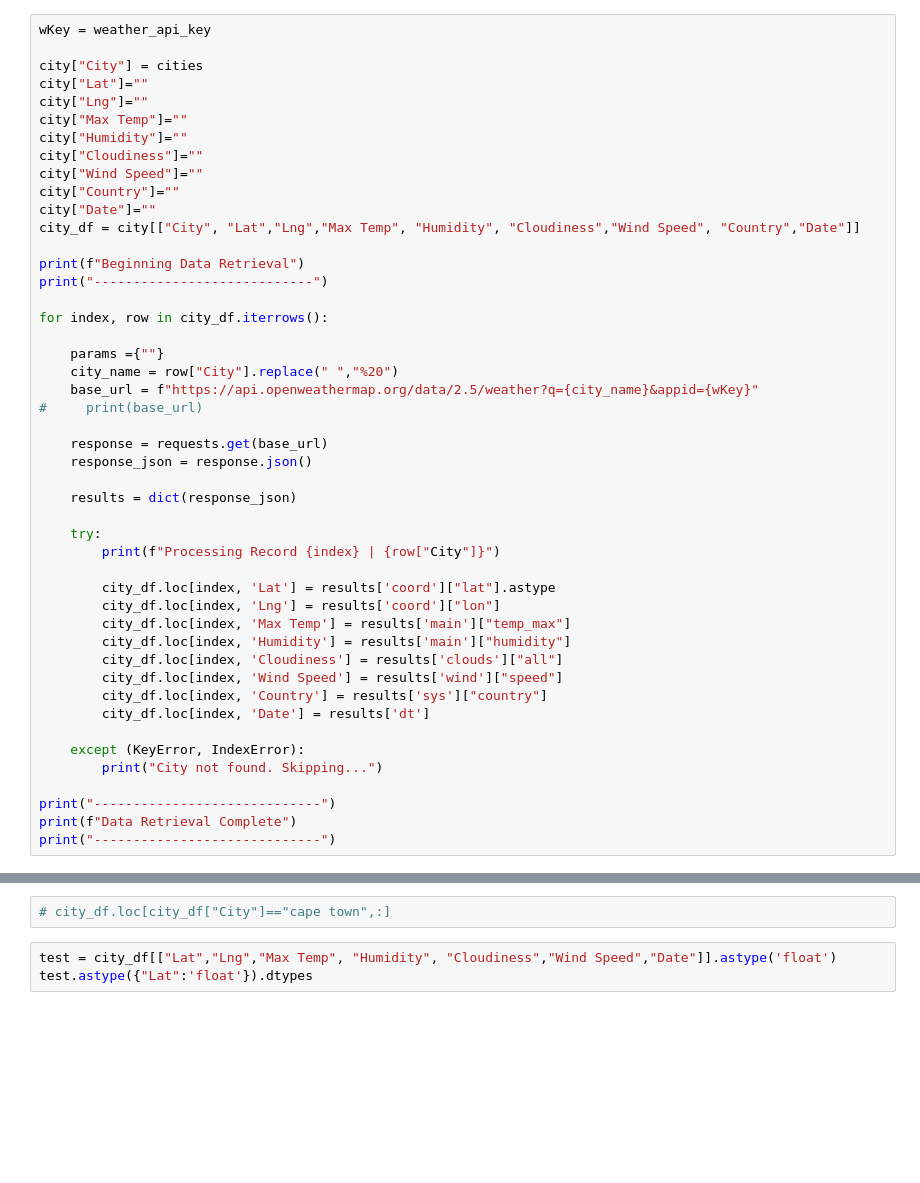
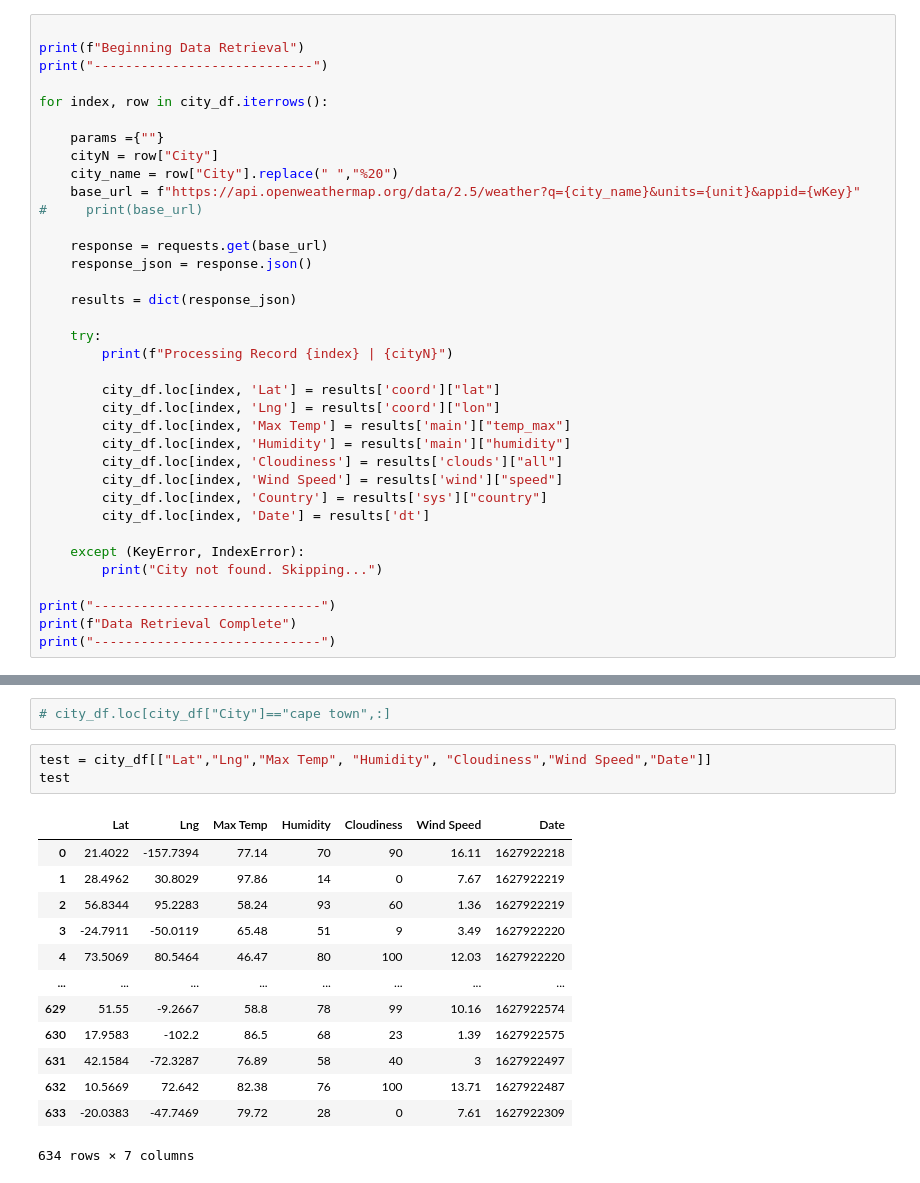
Before and after one commit to WayneJ2/python-api-challenge, a Jupyter notebook: WeatherPy/WeatherPyCode.ipynb, the cells around one changed output, grey strips where cells are left out. Drawn from its saved outputs; the diff is of its cells as text; blank space fills up the shorter version.

```diff
--- a/WeatherPy/WeatherPyCode.ipynb
+++ b/WeatherPy/WeatherPyCode.ipynb
@@ -49,16 +116,4 @@ cities
 # %%
-wKey = weather_api_key
-
-city["City"] = cities
-city["Lat"]=""
-city["Lng"]=""
-city["Max Temp"]=""
-city["Humidity"]=""
-city["Cloudiness"]=""
-city["Wind Speed"]=""
-city["Country"]=""
-city["Date"]=""
-city_df = city[["City", "Lat","Lng","Max Temp", "Humidity", "Cloudiness","Wind Speed", "Country","Date"]]
 
 print(f"Beginning Data Retrieval")
 print("----------------------------")
@@ -66,8 +121,9 @@ print("----------------------------")
 for index, row in city_df.iterrows():
 
     params ={""}
+    cityN = row["City"]
     city_name = row["City"].replace(" ","%20")
-    base_url = f"https://api.openweathermap.org/data/2.5/weather?q={city_name}&appid={wKey}"
+    base_url = f"https://api.openweathermap.org/data/2.5/weather?q={city_name}&units={unit}&appid={wKey}"
 #     print(base_url)
 
     response = requests.get(base_url)
@@ -76,9 +132,9 @@ for index, row in city_df.iterrows():
     results = dict(response_json)
 
     try:
-        print(f"Processing Record {index} | {row["City"]}")
+        print(f"Processing Record {index} | {cityN}")
 
-        city_df.loc[index, 'Lat'] = results['coord']["lat"].astype
+        city_df.loc[index, 'Lat'] = results['coord']["lat"]
         city_df.loc[index, 'Lng'] = results['coord']["lon"]
         city_df.loc[index, 'Max Temp'] = results['main']["temp_max"]
         city_df.loc[index, 'Humidity'] = results['main']["humidity"]
@@ -138,5 +181,19 @@ Processing Record 618 | misratah
 # %%
 # city_df.loc[city_df["City"]=="cape town",:]
 # %%
-test = city_df[["Lat","Lng","Max Temp", "Humidity", "Cloudiness","Wind Speed","Date"]].astype('float')
-test.astype({"Lat":'float'}).dtypes
+test = city_df[["Lat","Lng","Max Temp", "Humidity", "Cloudiness","Wind Speed","Date"]]
+test
+# %% [output]
+|  | Lat | Lng | Max Temp | Humidity | Cloudiness | Wind Speed | Date |
+| 0 | 21.4022 | -157.7394 | 77.14 | 70 | 90 | 16.11 | 1627922218 |
+| 1 | 28.4962 | 30.8029 | 97.86 | 14 | 0 | 7.67 | 1627922219 |
+| 2 | 56.8344 | 95.2283 | 58.24 | 93 | 60 | 1.36 | 1627922219 |
+| 3 | -24.7911 | -50.0119 | 65.48 | 51 | 9 | 3.49 | 1627922220 |
+| 4 | 73.5069 | 80.5464 | 46.47 | 80 | 100 | 12.03 | 1627922220 |
+| ... | ... | ... | ... | ... | ... | ... | ... |
+| 629 | 51.55 | -9.2667 | 58.8 | 78 | 99 | 10.16 | 1627922574 |
+| 630 | 17.9583 | -102.2 | 86.5 | 68 | 23 | 1.39 | 1627922575 |
+| 631 | 42.1584 | -72.3287 | 76.89 | 58 | 40 | 3 | 1627922497 |
+| 632 | 10.5669 | 72.642 | 82.38 | 76 | 100 | 13.71 | 1627922487 |
+| 633 | -20.0383 | -47.7469 | 79.72 | 28 | 0 | 7.61 | 1627922309 |
+634 rows × 7 columns
```
Also changed, not shown: parts of 5 cells of this notebook.
